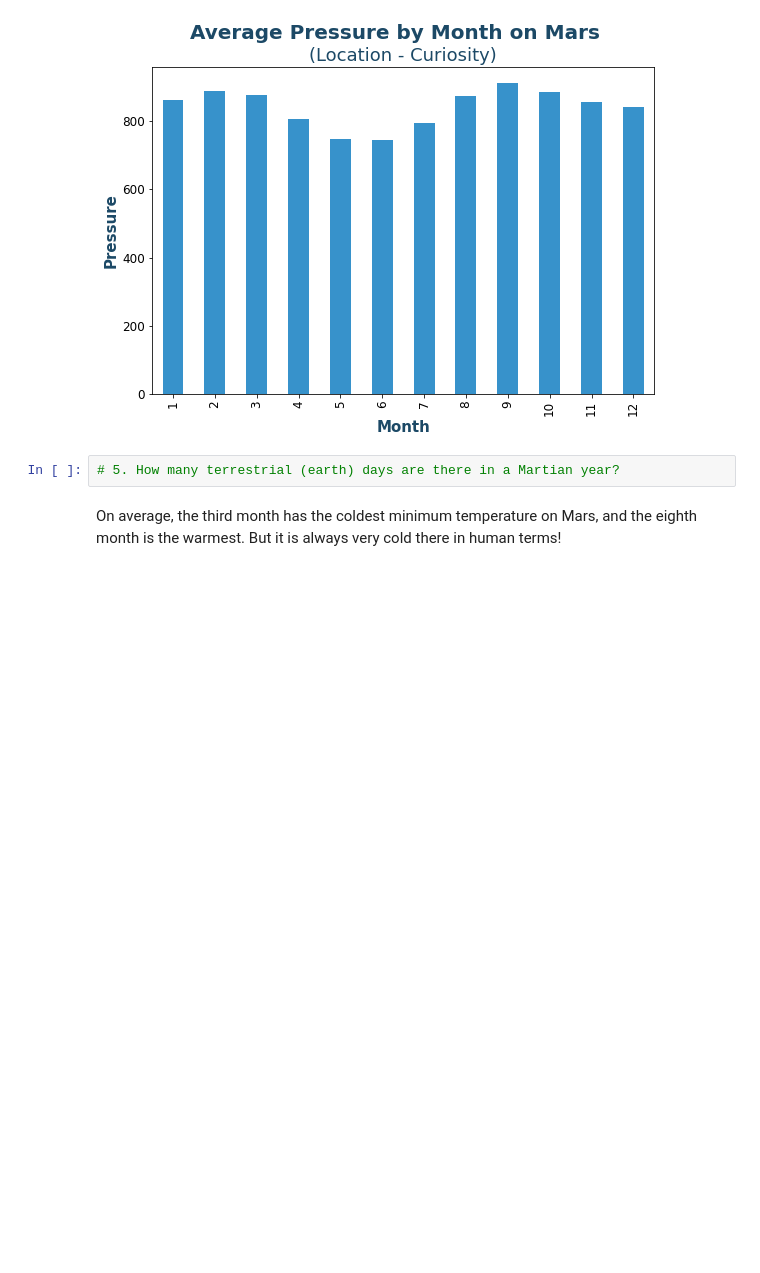
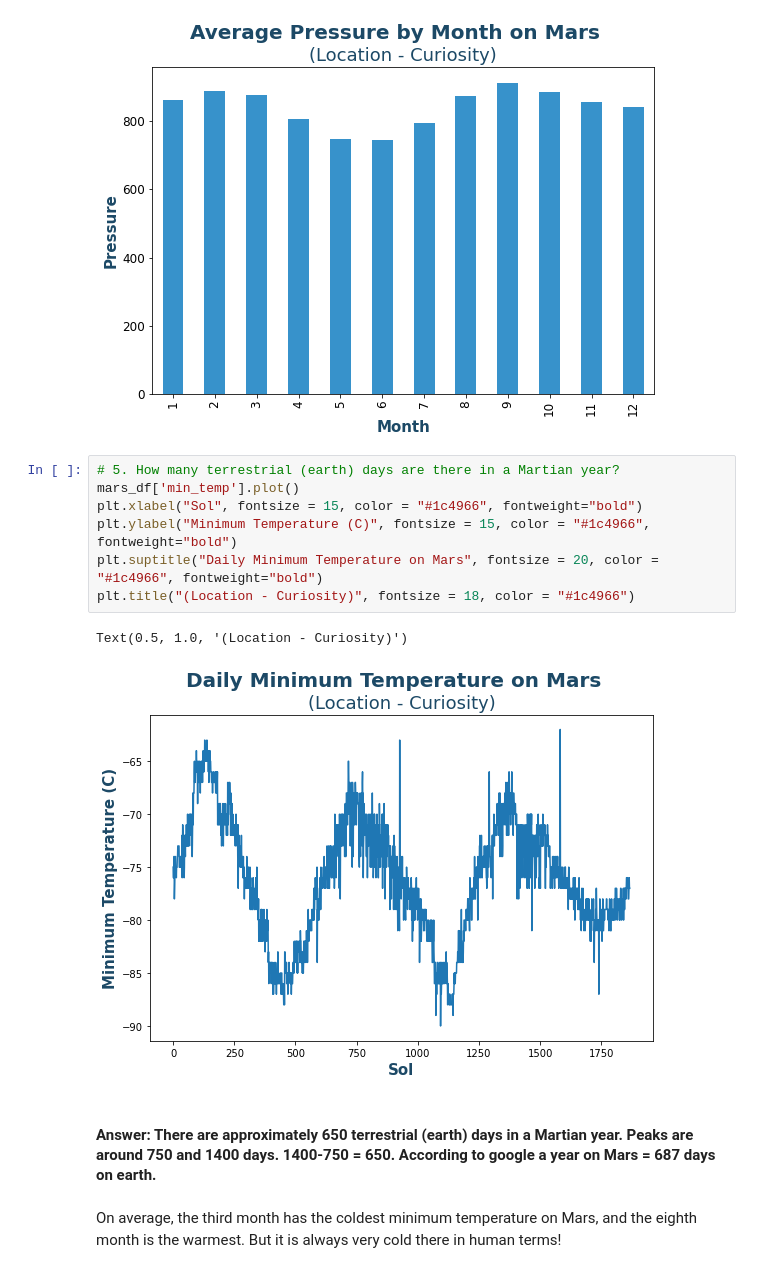
Before and after one commit to barefayne/web-scraping-challenge, a Jupyter notebook: part_2_mars_weather.ipynb, the cells around one changed output. Saved outputs shown, nothing was run; the diff lists cells and outputs as text; blank space fills up the shorter version.

```diff
--- a/part_2_mars_weather.ipynb
+++ b/part_2_mars_weather.ipynb
@@ -282,8 +282,18 @@ plt.title("(Location - Curiosity)", fontsize = 18, color = "#1c4966")
 plt.show()
 # %% [output]
 [figure]
-# %%
-# 5. How many terrestrial (earth) days are there in a Martian year?
+# %%
+# 5. How many terrestrial (earth) days are there in a Martian year?
+mars_df['min_temp'].plot()
+plt.xlabel("Sol", fontsize = 15, color = "#1c4966", fontweight="bold")
+plt.ylabel("Minimum Temperature (C)", fontsize = 15, color = "#1c4966", fontweight="bold")
+plt.suptitle("Daily Minimum Temperature on Mars", fontsize = 20, color = "#1c4966", fontweight="bold")
+plt.title("(Location - Curiosity)", fontsize = 18, color = "#1c4966")
+# %% [output]
+Text(0.5, 1.0, '(Location - Curiosity)')
+[figure, added]
+# %% [markdown]
+#### Answer: There are approximately 650 terrestrial (earth) days in a Martian year. Peaks are around 750 and 1400 days.  1400-750 = 650. According to google a year on Mars = 687 days on earth.
 # %% [markdown]
 On average, the third month has the coldest minimum temperature on Mars, and the eighth month is the warmest. But it is always very cold there in human terms!
 # %% [markdown]
```
Also changed, not shown: parts of 3 cells of this notebook.
